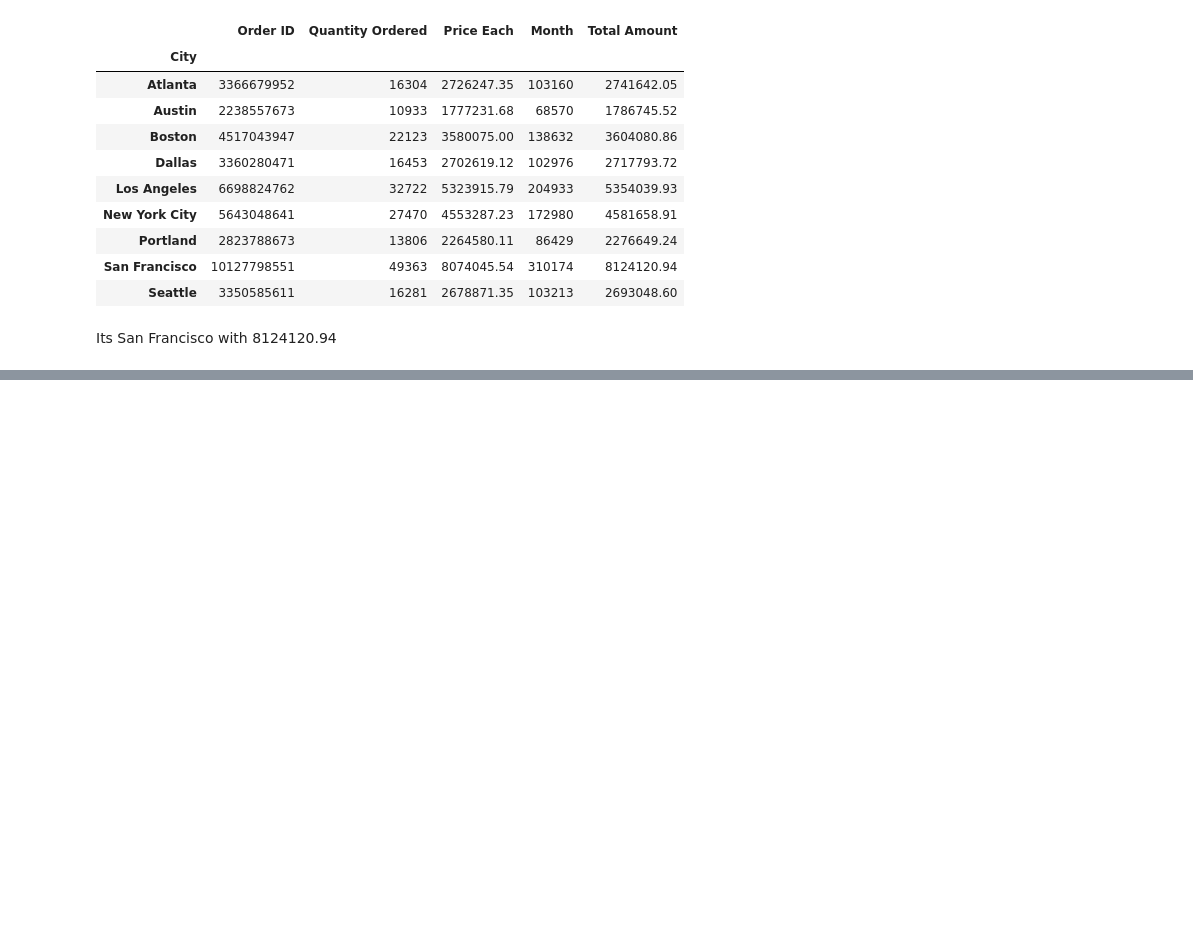
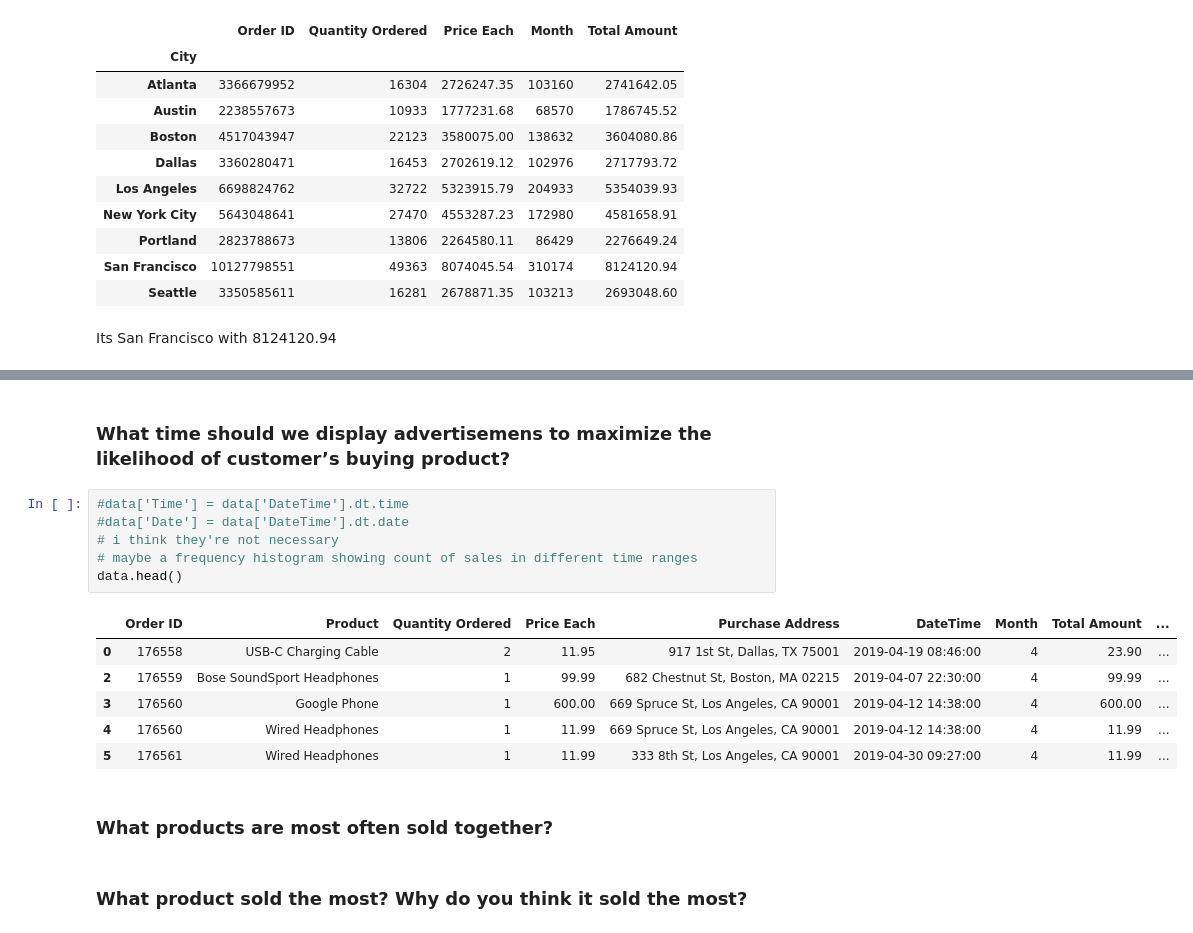
Before and after one commit to NicolasTerroni/data-analysis-and-machine-learning, a Jupyter notebook: notebooks/Sales Analysis.ipynb, the cells around one changed output, grey strips where cells are left out. Cells and saved outputs as stored; diff of their text form; blank space fills up the shorter version.

```diff
--- a/notebooks/Sales Analysis.ipynb
+++ b/notebooks/Sales Analysis.ipynb
@@ -151,0 +155,19 @@ plt.show()
+# %% [markdown]
+### What time should we display advertisemens to maximize the likelihood of customer’s buying product?
+# %%
+#data['Time'] = data['DateTime'].dt.time
+#data['Date'] = data['DateTime'].dt.date
+# i think they're not necessary
+# maybe a frequency histogram showing count of sales in different time ranges
+data.head()
+# %% [output]
+|  | Order ID | Product | Quantity Ordered | Price Each | Purchase Address | DateTime | Month | Total Amount | ... |
+| 0 | 176558 | USB-C Charging Cable | 2 | 11.95 | 917 1st St, Dallas, TX 75001 | 2019-04-19 08:46:00 | 4 | 23.90 | ... |
+| 2 | 176559 | Bose SoundSport Headphones | 1 | 99.99 | 682 Chestnut St, Boston, MA 02215 | 2019-04-07 22:30:00 | 4 | 99.99 | ... |
+| 3 | 176560 | Google Phone | 1 | 600.00 | 669 Spruce St, Los Angeles, CA 90001 | 2019-04-12 14:38:00 | 4 | 600.00 | ... |
+| 4 | 176560 | Wired Headphones | 1 | 11.99 | 669 Spruce St, Los Angeles, CA 90001 | 2019-04-12 14:38:00 | 4 | 11.99 | ... |
+| 5 | 176561 | Wired Headphones | 1 | 11.99 | 333 8th St, Los Angeles, CA 90001 | 2019-04-30 09:27:00 | 4 | 11.99 | ... |
+# %% [markdown]
+### What products are most often sold together?
+# %% [markdown]
+### What product sold the most? Why do you think it sold the most?
```
Also changed, not shown: parts of 5 cells of this notebook.
